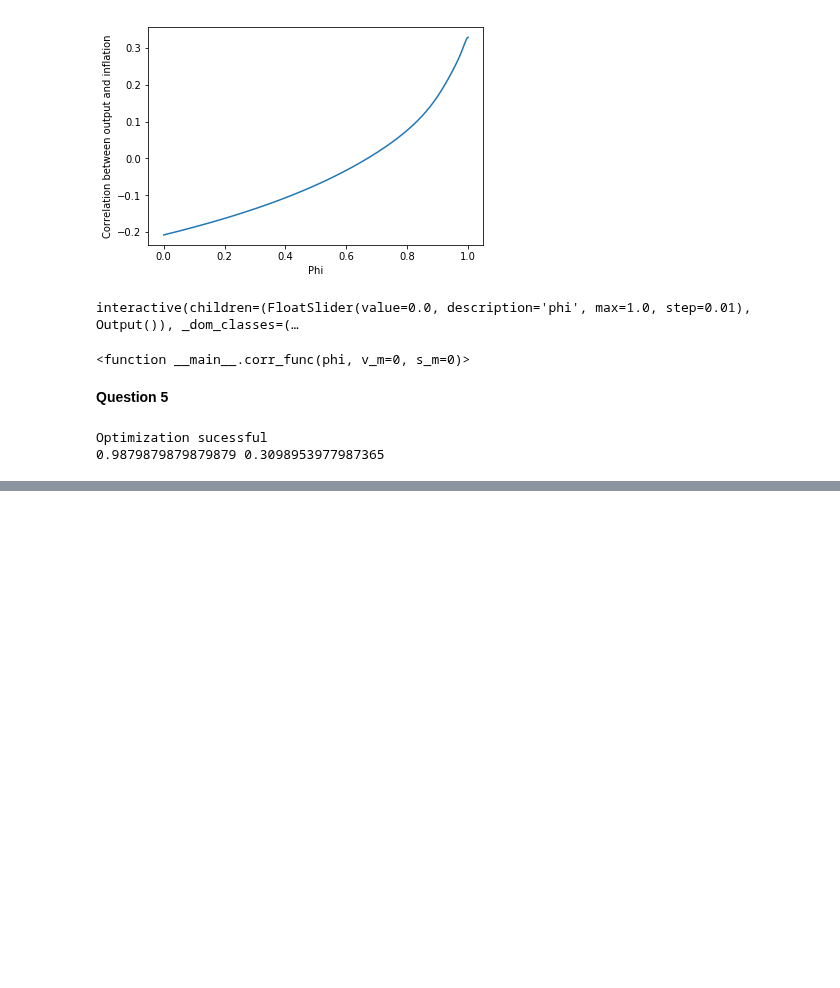
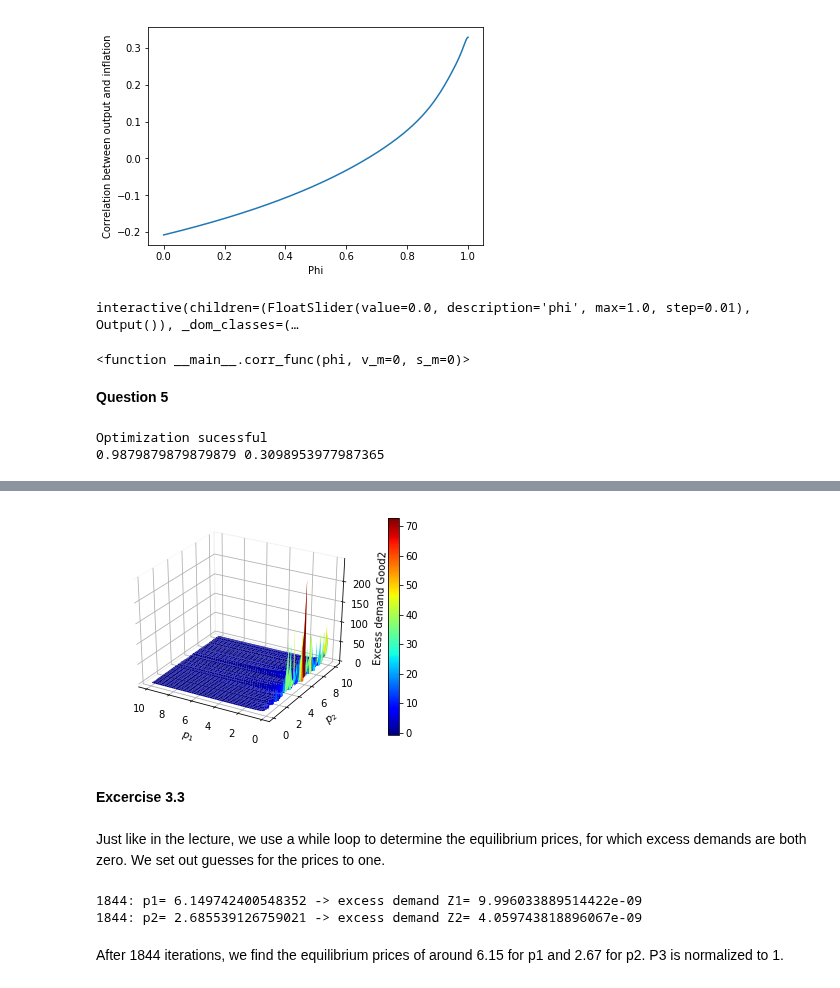
Before and after one commit to NumEconCopenhagen/projects-2019-al, a Jupyter notebook: examproject/examproject.ipynb, the cells around one changed output, grey strips where cells are left out. Saved outputs shown, nothing was run; the diff lists cells and outputs as text; code cells hidden in the pictures; blank space fills up the shorter version.

```diff
--- a/examproject/examproject.ipynb
+++ b/examproject/examproject.ipynb
@@ -1033,0 +1108,13 @@ phi_init = 0.1
+# %%
+def excess_demand_good2(beta2, p1, e1, p2, e2, e3):
+
+    #demand
+    demand= demand_good2(beta2, p1, e1, p2, e2, e3)
+
+    #supply
+    supply= e2
+
+    #excess demand
+    excess_demand= demand- supply
+
+    return excess_demand
@@ -1033,0 +1168,33 @@ phi_init = 0.1
+# %%
+# We make a 3d plot of excess demand for good 2:
+
+# a. plot
+p1_grid,p2_grid = np.meshgrid(p1_vec,p2_vec,indexing='ij')
+excess_demand_good2_grid = excess_demand_good2(beta2,p1_grid,e1,p2_grid,e2,e3)
+
+fig = plt.figure()
+ax = fig.add_subplot(1,1,1,projection='3d')
+cs = ax.plot_surface(p1_grid,p2_grid,excess_demand_good1_grid,cmap=cm.jet)
+
+# b. add labels
+ax.set_xlabel('$p_1$')
+ax.set_ylabel('$p_2$')
+ax.set_zlabel('Excess demand Good2')
+
+# c. invert xaxis
+ax.invert_xaxis()
+
+# d. remove background
+ax.xaxis.pane.fill = False
+ax.yaxis.pane.fill = False
+ax.zaxis.pane.fill = False
+
+# e. add colorbar
+fig.colorbar(cs);
+plt.show()
+# %% [output]
+[figure, added]
+# %% [markdown]
+#### Excercise 3.3
+# %% [markdown]
+Just like in the lecture, we use a while loop to determine the equilibrium prices, for which excess demands are both zero. We set out guesses for the prices to one.
@@ -1033,0 +1225,7 @@ phi_init = 0.1
+# %%
+p1,p2= find_equilibrium(betas, 1, e1, 1, e2, e3)
+# %% [output]
+1844: p1= 6.149742400548352 -> excess demand Z1= 9.996033889514422e-09
+1844: p2= 2.685539126759021 -> excess demand Z2= 4.059743818896067e-09
+# %% [markdown]
+After 1844 iterations, we find the equilibrium prices of around 6.15 for p1 and 2.67 for p2. P3 is normalized to 1.
```
Also changed, not shown: parts of 69 cells of this notebook, 1 other file.
